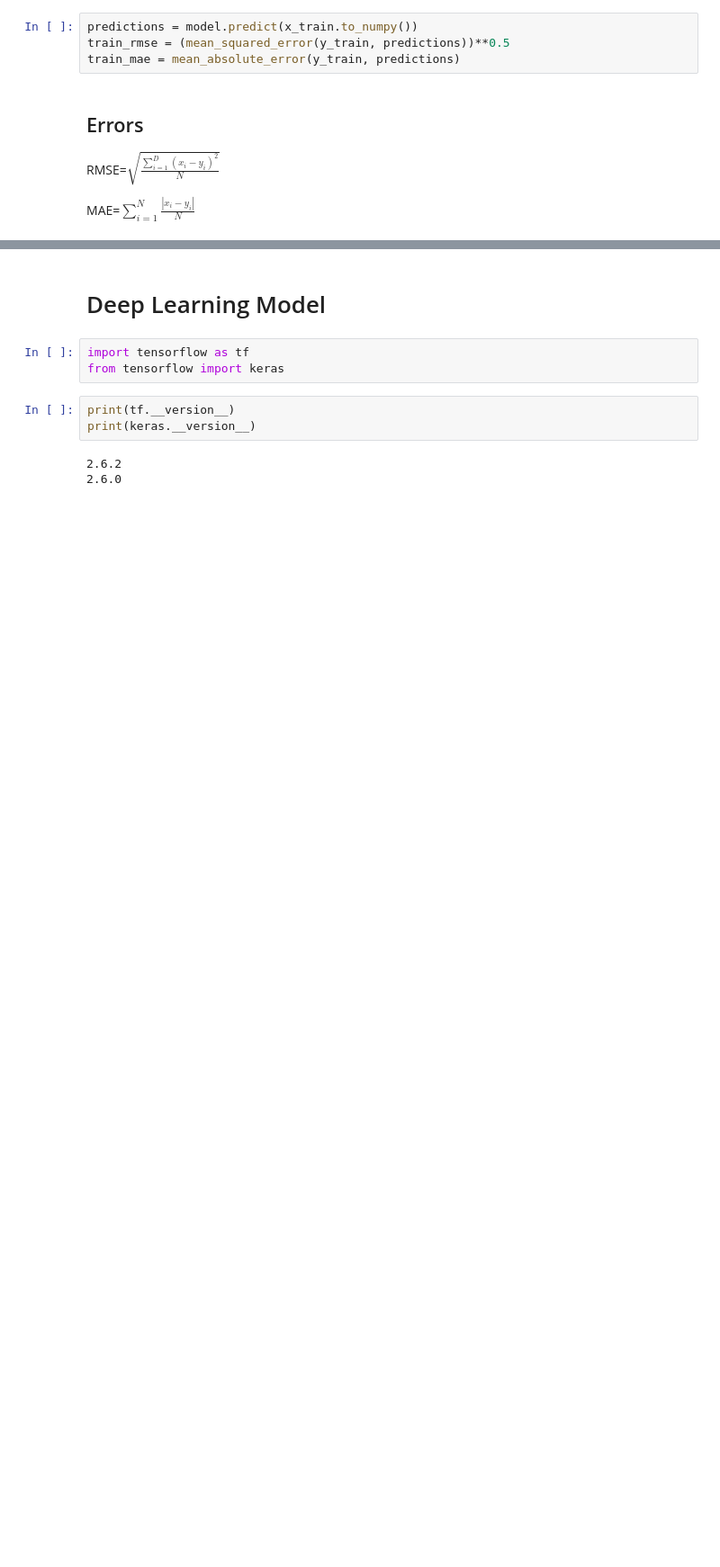
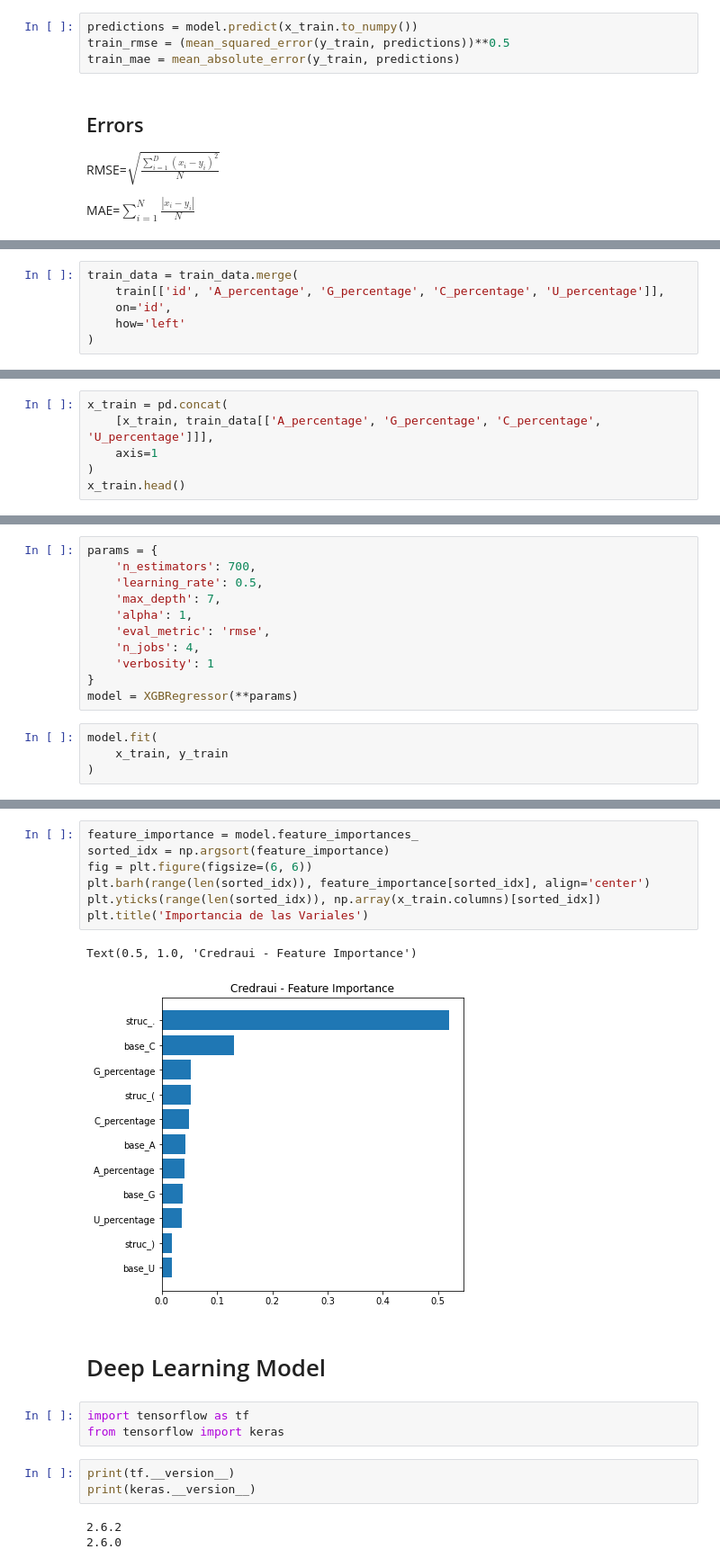
Before and after one commit to ErickDiaz/bioinformatics_python, a Jupyter notebook: covid/base_model.ipynb, the cells around one changed output, grey strips where cells are left out. Shown at 90% size. Saved outputs shown, nothing was run; the diff lists cells and outputs as text; blank space fills up the shorter version.

```diff
--- a/covid/base_model.ipynb
+++ b/covid/base_model.ipynb
@@ -449,0 +483,6 @@ tmp[tmp.id == 'id_001f94081']
+# %%
+train_data = train_data.merge(
+    train[['id', 'A_percentage', 'G_percentage', 'C_percentage', 'U_percentage']],
+    on='id',
+    how='left'
+)
@@ -449,0 +505,6 @@ tmp[tmp.id == 'id_001f94081']
+# %%
+x_train = pd.concat(
+    [x_train, train_data[['A_percentage', 'G_percentage', 'C_percentage', 'U_percentage']]],
+    axis=1
+)
+x_train.head()
@@ -449,0 +518,15 @@ tmp[tmp.id == 'id_001f94081']
+# %%
+params = {
+    'n_estimators': 700,
+    'learning_rate': 0.5,
+    'max_depth': 7,
+    'alpha': 1,
+    'eval_metric': 'rmse',
+    'n_jobs': 4,
+    'verbosity': 1
+}
+model = XGBRegressor(**params)
+# %%
+model.fit(
+    x_train, y_train
+)
@@ -450,3 +574,13 @@ tmp[tmp.id == 'id_001f94081']
+# %%
+feature_importance = model.feature_importances_
+sorted_idx = np.argsort(feature_importance)
+fig = plt.figure(figsize=(6, 6))
+plt.barh(range(len(sorted_idx)), feature_importance[sorted_idx], align='center')
+plt.yticks(range(len(sorted_idx)), np.array(x_train.columns)[sorted_idx])
+plt.title('Importancia de las Variales')
+# %% [output]
+Text(0.5, 1.0, 'Credraui - Feature Importance')
+[figure, added]
 # %% [markdown]
 # Deep Learning Model
 # %%
```
Also changed, not shown: parts of 36 cells of this notebook.
